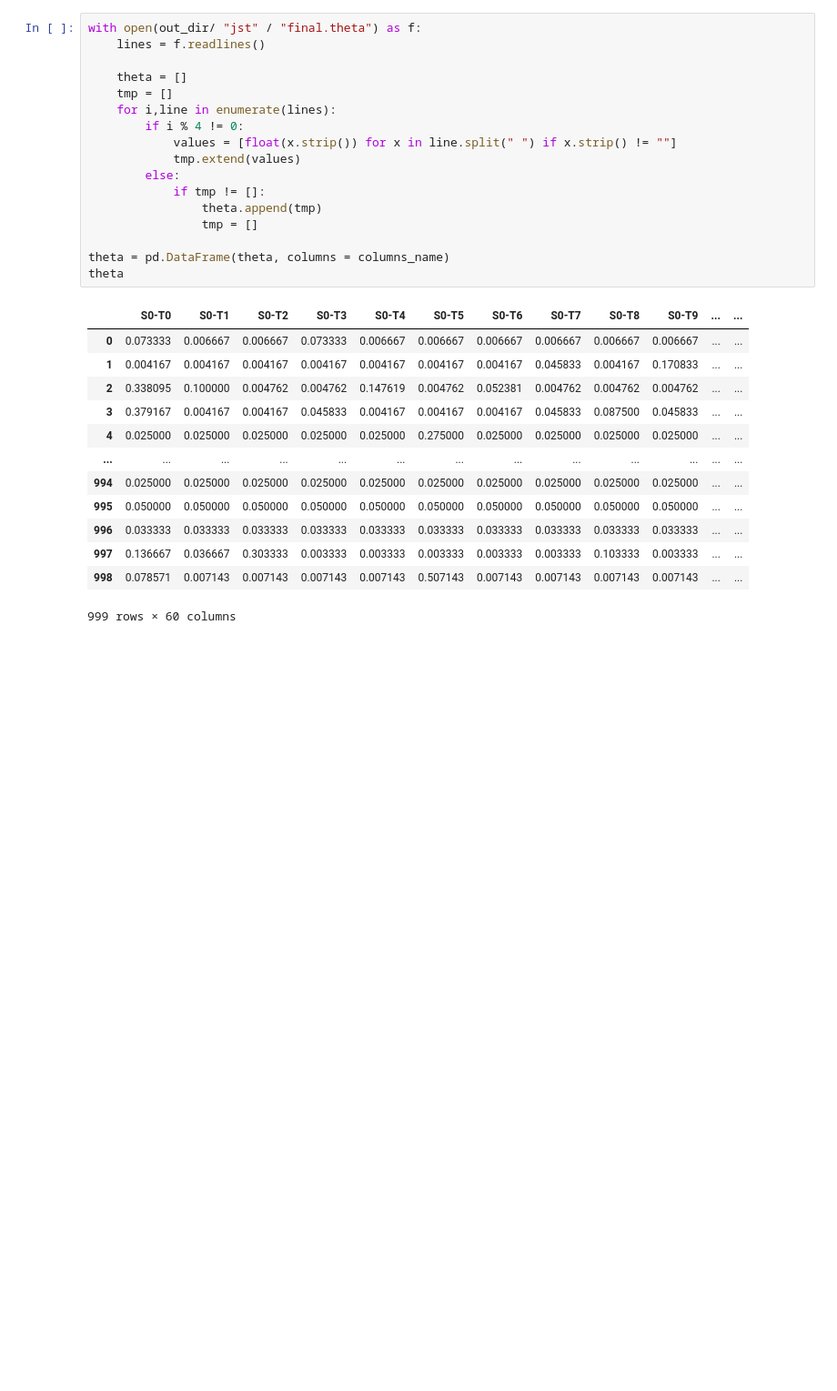
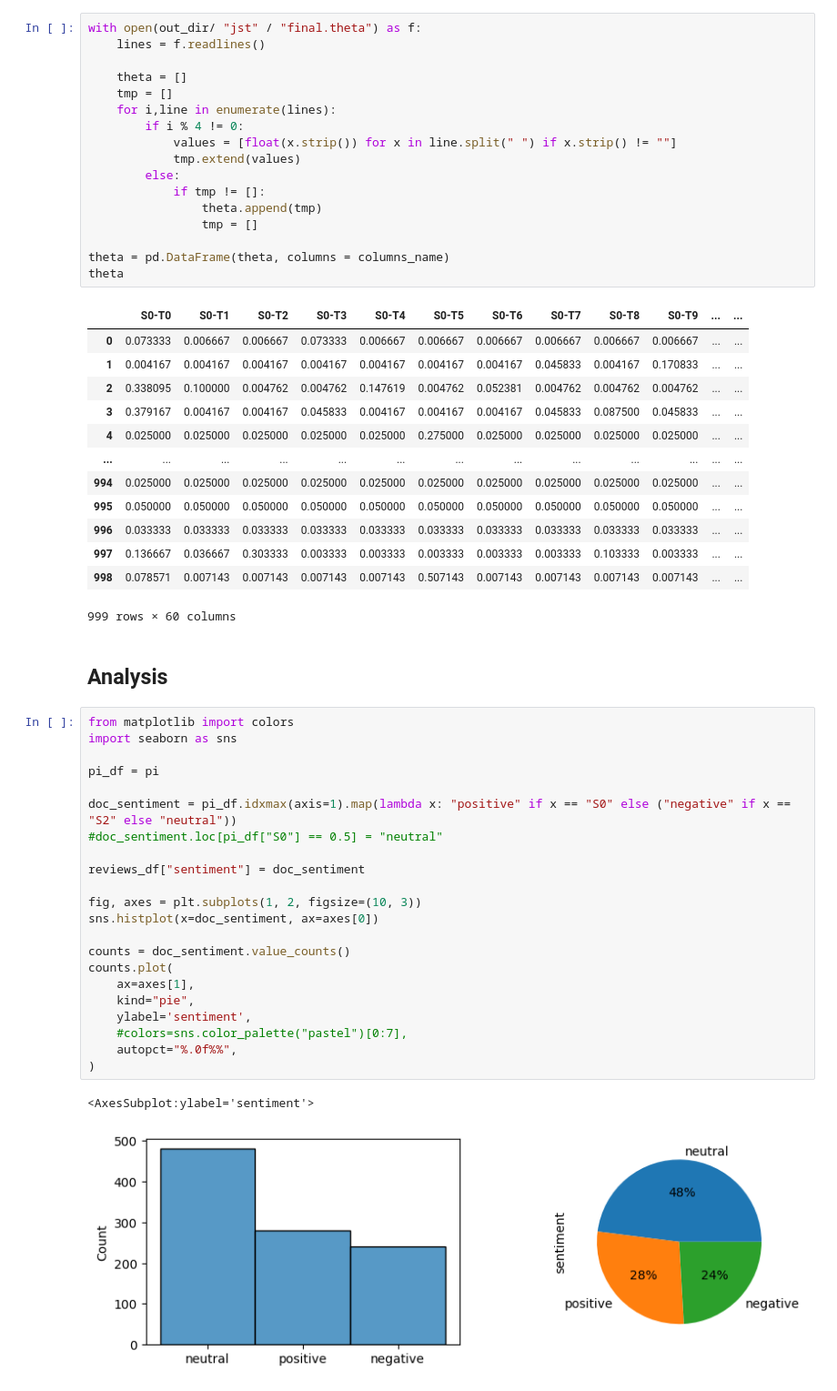
Before and after one commit to saiteki-kai/amazon-reviews, a Jupyter notebook: notebooks/04_jst.ipynb, the cells around one changed output. Shown at 91% size. Cells and saved outputs as stored; diff of their text form; blank space fills up the shorter version.

Commit message:
feat: add one of analysis graph

```diff
--- a/notebooks/04_jst.ipynb
+++ b/notebooks/04_jst.ipynb
@@ -142,3 +149,30 @@ theta
 | 997 | 0.136667 | 0.036667 | 0.303333 | 0.003333 | 0.003333 | 0.003333 | 0.003333 | 0.003333 | 0.103333 | 0.003333 | ... | ... |
 | 998 | 0.078571 | 0.007143 | 0.007143 | 0.007143 | 0.007143 | 0.507143 | 0.007143 | 0.007143 | 0.007143 | 0.007143 | ... | ... |
 999 rows × 60 columns
+# %% [markdown]
+## Analysis
+# %%
+from matplotlib import colors
+import seaborn as sns
+
+pi_df = pi
+
+doc_sentiment = pi_df.idxmax(axis=1).map(lambda x: "positive" if x == "S0" else ("negative" if x == "S2" else "neutral"))
+#doc_sentiment.loc[pi_df["S0"] == 0.5] = "neutral"
+
+reviews_df["sentiment"] = doc_sentiment
+
+fig, axes = plt.subplots(1, 2, figsize=(10, 3))
+sns.histplot(x=doc_sentiment, ax=axes[0])
+
+counts = doc_sentiment.value_counts()
+counts.plot(
+    ax=axes[1],
+    kind="pie",
+    ylabel='sentiment',
+    #colors=sns.color_palette("pastel")[0:7],
+    autopct="%.0f%%",
+)
+# %% [output]
+<AxesSubplot:ylabel='sentiment'>
+[figure, added]
```
Also changed, not shown: parts of 4 cells of this notebook.
